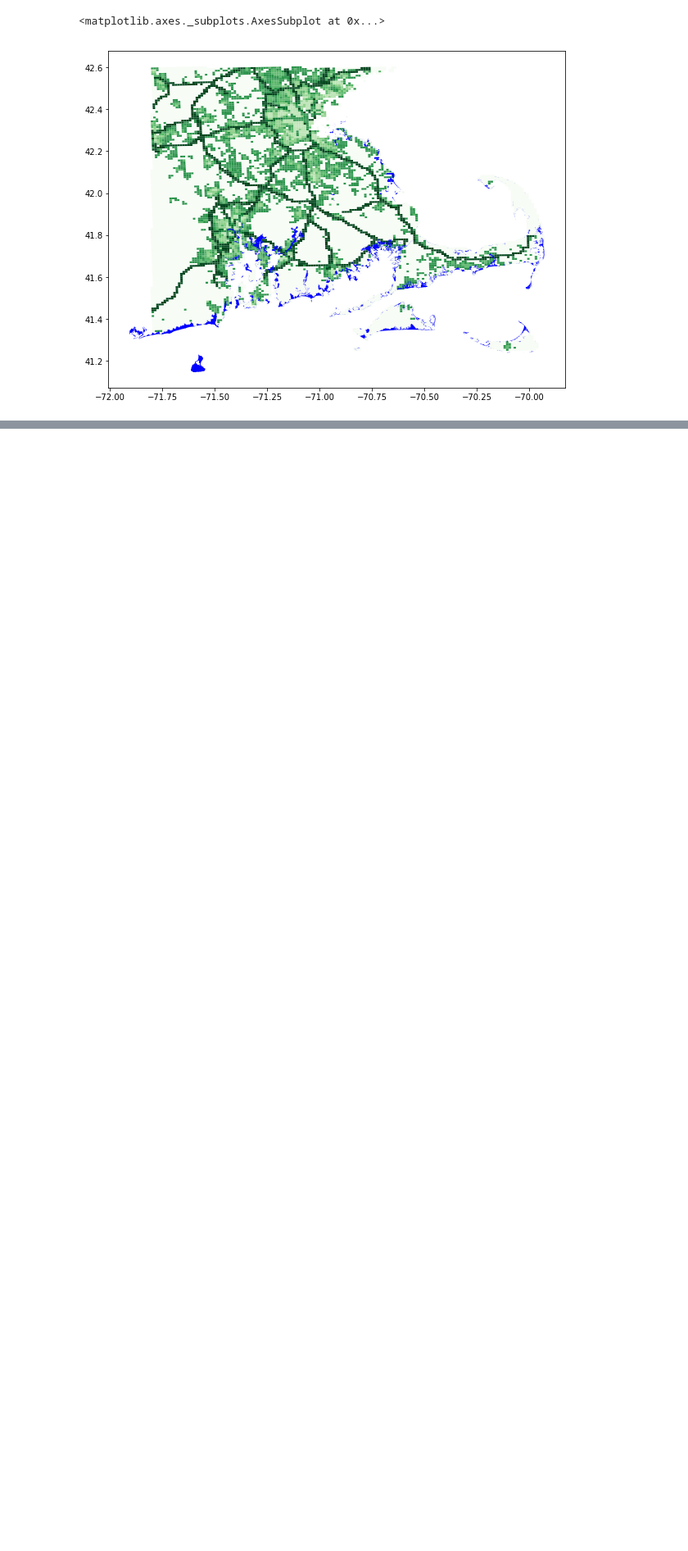
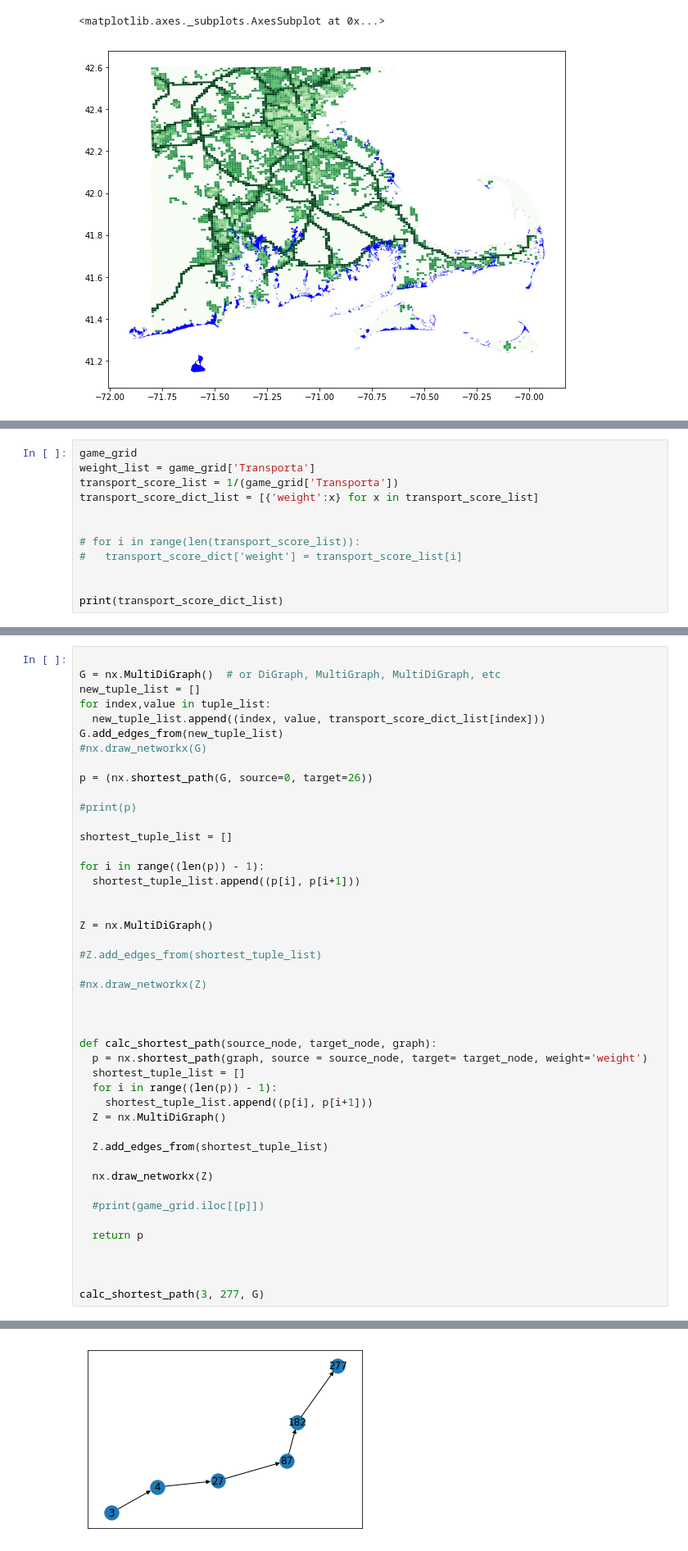
Before and after one commit to bwsi-remote-sensing-operations/shortest-path, a Jupyter notebook: shortest_path.ipynb, the cells around one changed output, grey strips where cells are left out. Shown: that part at 82% size. Cells and saved outputs as stored; diff of their text form; blank space fills up the shorter version.

```diff
--- a/shortest_path.ipynb
+++ b/shortest_path.ipynb
@@ -114,0 +187,12 @@ flooding.to_crs(game_grid.crs).plot(color='blue', ax=ax)
+# %%
+game_grid
+weight_list = game_grid['Transporta']
+transport_score_list = 1/(game_grid['Transporta'])
+transport_score_dict_list = [{'weight':x} for x in transport_score_list]
+
+
+# for i in range(len(transport_score_list)):
+#   transport_score_dict['weight'] = transport_score_list[i]
+
+
+print(transport_score_dict_list)
@@ -114,0 +201,46 @@ flooding.to_crs(game_grid.crs).plot(color='blue', ax=ax)
+# %%
+
+G = nx.MultiDiGraph()  # or DiGraph, MultiGraph, MultiDiGraph, etc
+new_tuple_list = []
+for index,value in tuple_list:
+  new_tuple_list.append((index, value, transport_score_dict_list[index]))
+G.add_edges_from(new_tuple_list)
+#nx.draw_networkx(G)
+
+p = (nx.shortest_path(G, source=0, target=26))
+
+#print(p)
+
+shortest_tuple_list = []
+
+for i in range((len(p)) - 1):
+  shortest_tuple_list.append((p[i], p[i+1]))
+
+
+Z = nx.MultiDiGraph()
+
+#Z.add_edges_from(shortest_tuple_list)
+
+#nx.draw_networkx(Z)
+
+
+
+def calc_shortest_path(source_node, target_node, graph):
+  p = nx.shortest_path(graph, source = source_node, target= target_node, weight='weight')
+  shortest_tuple_list = []
+  for i in range((len(p)) - 1):
+    shortest_tuple_list.append((p[i], p[i+1]))
+  Z = nx.MultiDiGraph()
+
+  Z.add_edges_from(shortest_tuple_list)
+
+  nx.draw_networkx(Z)
+
+  #print(game_grid.iloc[[p]])
+
+  return p
+
+
+
+calc_shortest_path(3, 277, G)
+# %% [output]
@@ -114,0 +248 @@ flooding.to_crs(game_grid.crs).plot(color='blue', ax=ax)
+[figure, added]
```
Also changed, not shown: parts of 11 cells of this notebook.
